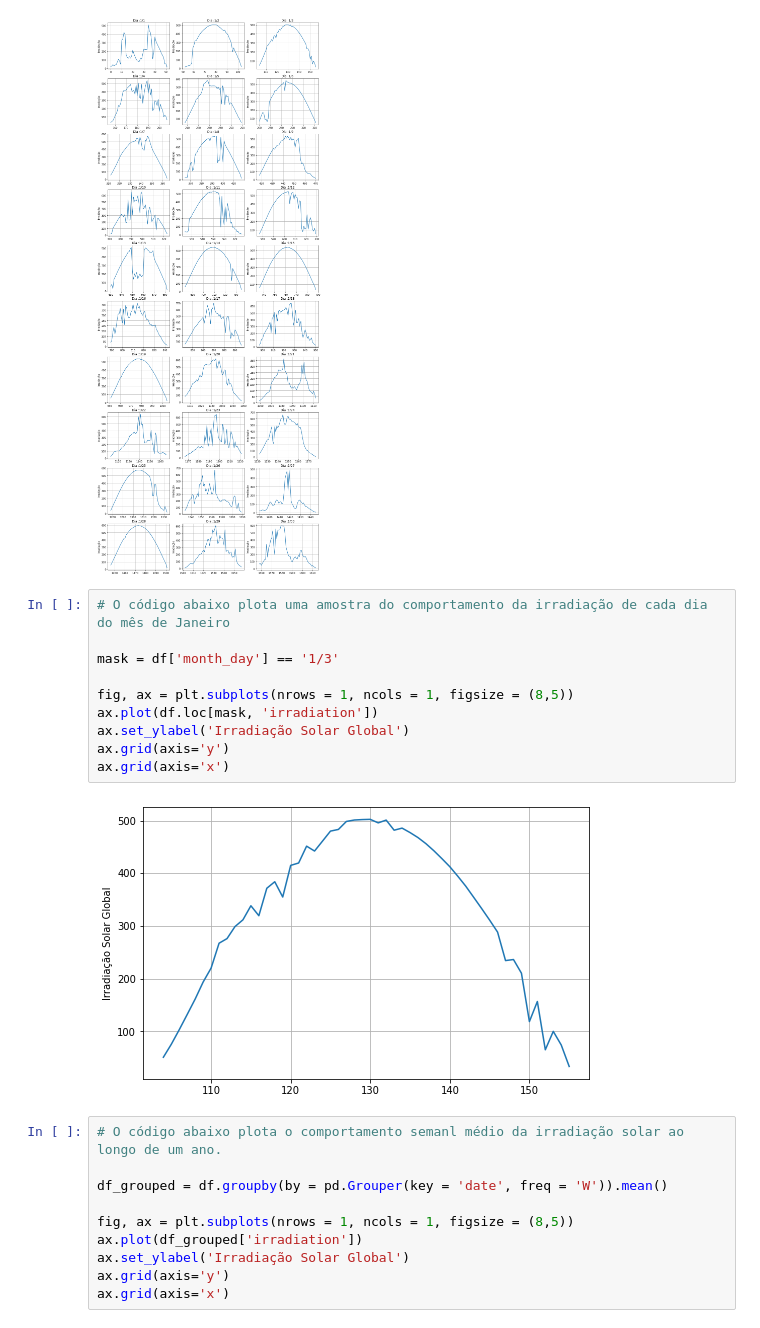
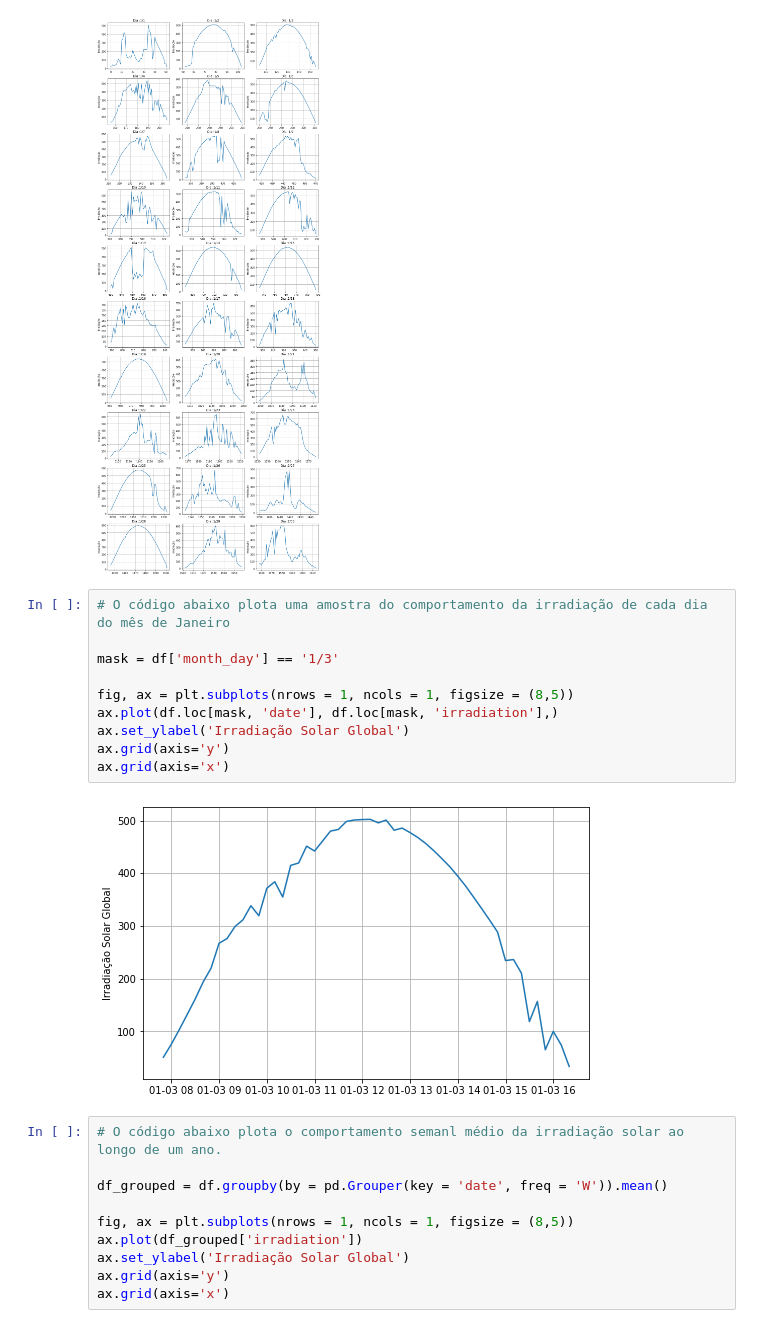
Before and after one commit to Eduardomcq/tcc_usp_esalq, a Jupyter notebook: tcc_mba_data_science.ipynb, the cells around one changed output. Cells and saved outputs as stored; diff of their text form.

```diff
--- a/tcc_mba_data_science.ipynb
+++ b/tcc_mba_data_science.ipynb
@@ -564,15 +584,15 @@ for spec, i in zip(specs, range(0,31)):
 # %%
 # O código abaixo plota uma amostra do comportamento da irradiação de cada dia do mês de Janeiro
 
 mask = df['month_day'] == '1/3'
 
 fig, ax = plt.subplots(nrows = 1, ncols = 1, figsize = (8,5))
-ax.plot(df.loc[mask, 'irradiation'])
+ax.plot(df.loc[mask, 'date'], df.loc[mask, 'irradiation'],)
 ax.set_ylabel('Irradiação Solar Global')
 ax.grid(axis='y')
 ax.grid(axis='x')
 # %% [output]
-[figure, old version]
+[figure, new version]
 # %%
 # O código abaixo plota o comportamento semanl médio da irradiação solar ao longo de um ano.
 
```
Also changed, not shown: parts of 25 cells of this notebook.
